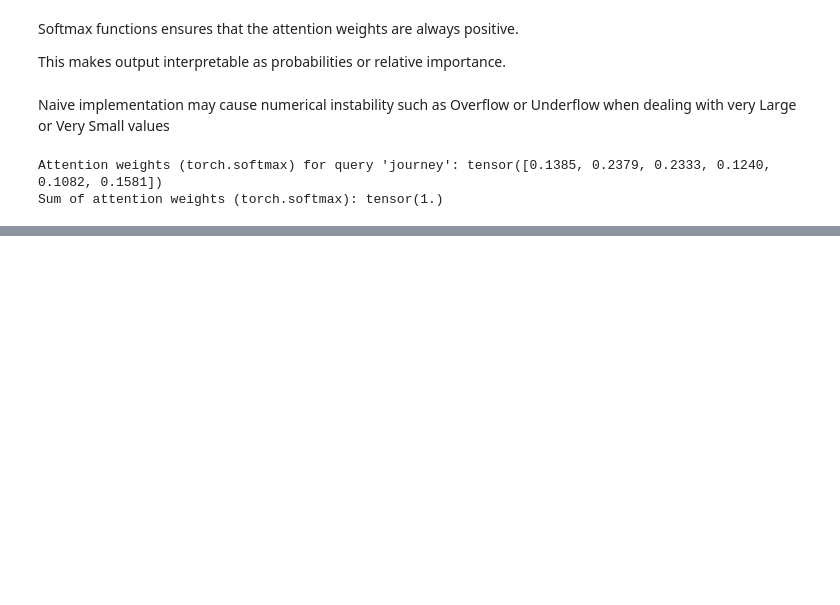
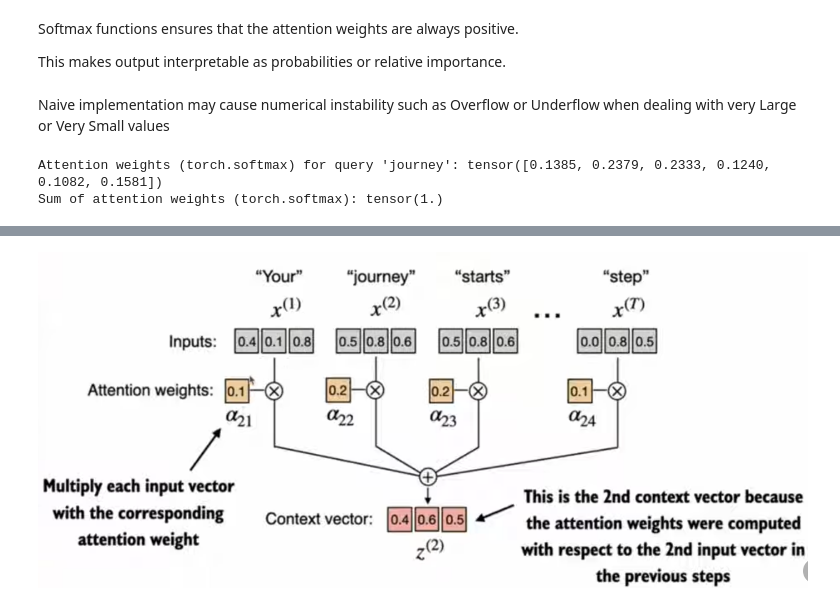
Before and after one commit to bhuwanesh340/LLM-from-scratch-Python, a Jupyter notebook: stage1_6_self_attention.ipynb, the cells around one changed output, grey strips where cells are left out. Drawn from its saved outputs; the diff is of its cells as text; code cells hidden in the pictures; blank space fills up the shorter version.

```diff
--- a/stage1_6_self_attention.ipynb
+++ b/stage1_6_self_attention.ipynb
@@ -105,0 +125,5 @@ Sum of attention weights (torch.softmax): tensor(1.)
+# %%
+from IPython.display import Image
+Image("images/context_vector.png")
+# %% [output]
+[figure, added]
```
Also changed, not shown: parts of 17 cells of this notebook, 4 other files.
